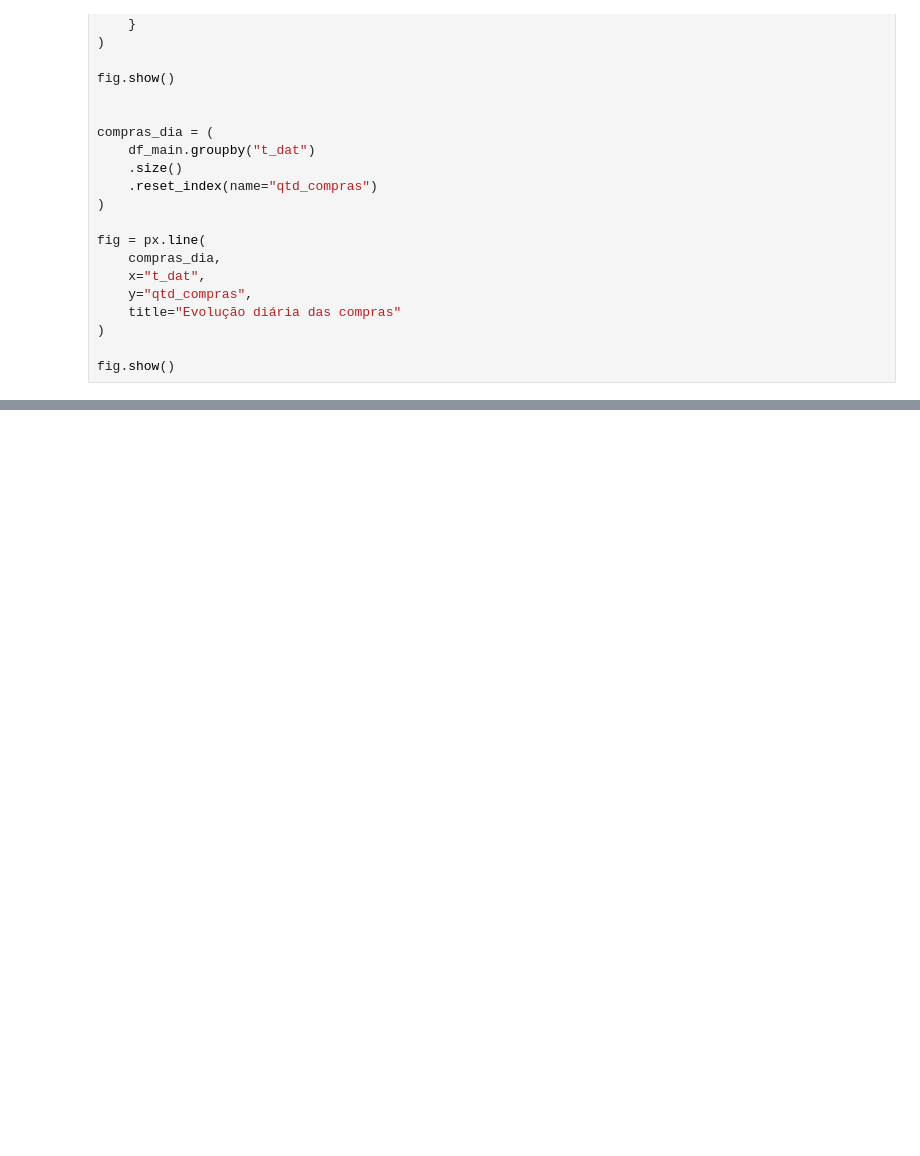
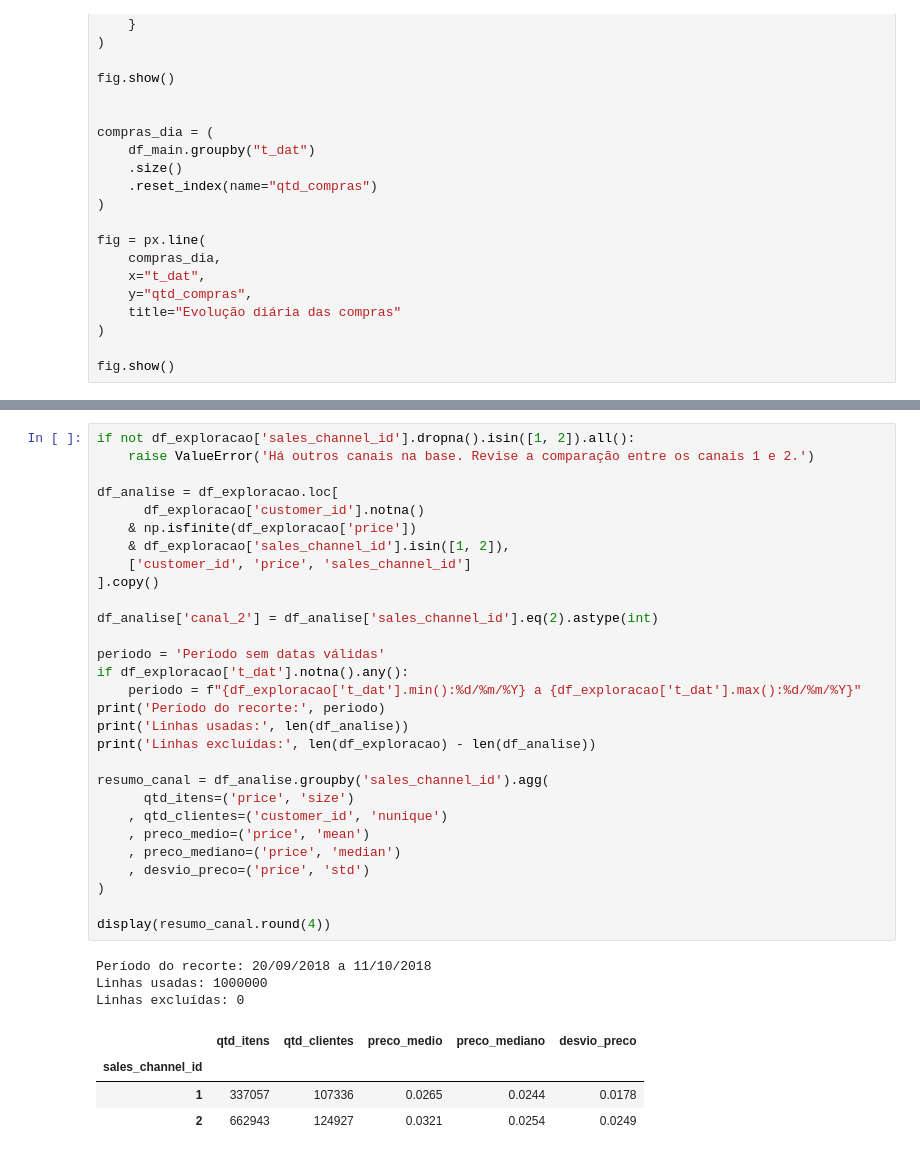
Before and after one commit to IgorSantFerreira/hm-fashion-recommender, a Jupyter notebook: etapa1.ipynb, the cells around one changed output, grey strips where cells are left out. Drawn from its saved outputs; the diff is of its cells as text; blank space fills up the shorter version.

```diff
--- a/etapa1.ipynb
+++ b/etapa1.ipynb
@@ -210,0 +281,37 @@ fig.show()
+# %%
+if not df_exploracao['sales_channel_id'].dropna().isin([1, 2]).all():
+    raise ValueError('Há outros canais na base. Revise a comparação entre os canais 1 e 2.')
+
+df_analise = df_exploracao.loc[
+      df_exploracao['customer_id'].notna()
+    & np.isfinite(df_exploracao['price'])
+    & df_exploracao['sales_channel_id'].isin([1, 2]),
+    ['customer_id', 'price', 'sales_channel_id']
+].copy()
+
+df_analise['canal_2'] = df_analise['sales_channel_id'].eq(2).astype(int)
+
+periodo = 'Período sem datas válidas'
+if df_exploracao['t_dat'].notna().any():
+    periodo = f"{df_exploracao['t_dat'].min():%d/%m/%Y} a {df_exploracao['t_dat'].max():%d/%m/%Y}"
+print('Período do recorte:', periodo)
+print('Linhas usadas:', len(df_analise))
+print('Linhas excluídas:', len(df_exploracao) - len(df_analise))
+
+resumo_canal = df_analise.groupby('sales_channel_id').agg(
+      qtd_itens=('price', 'size')
+    , qtd_clientes=('customer_id', 'nunique')
+    , preco_medio=('price', 'mean')
+    , preco_mediano=('price', 'median')
+    , desvio_preco=('price', 'std')
+)
+
+display(resumo_canal.round(4))
+# %% [output]
+Período do recorte: 20/09/2018 a 11/10/2018
+Linhas usadas: 1000000
+Linhas excluídas: 0
+|  | qtd_itens | qtd_clientes | preco_medio | preco_mediano | desvio_preco |
+| sales_channel_id |  |  |  |  |  |
+| 1 | 337057 | 107336 | 0.0265 | 0.0244 | 0.0178 |
+| 2 | 662943 | 124927 | 0.0321 | 0.0254 | 0.0249 |
```
Also changed, not shown: parts of 15 cells of this notebook.
